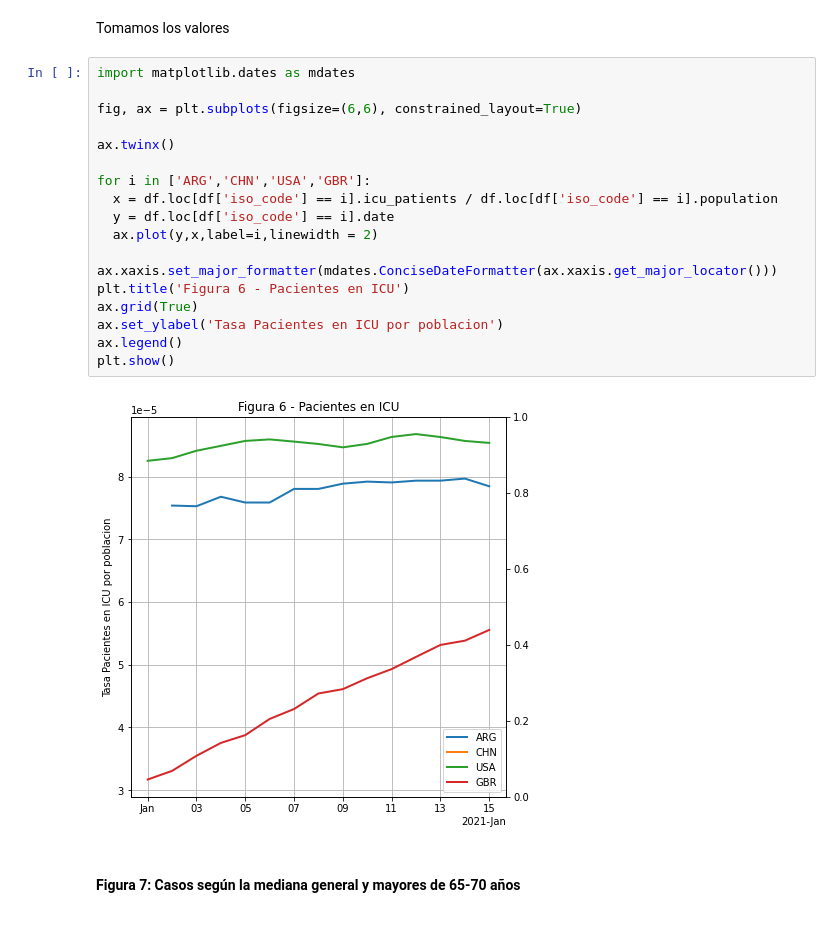
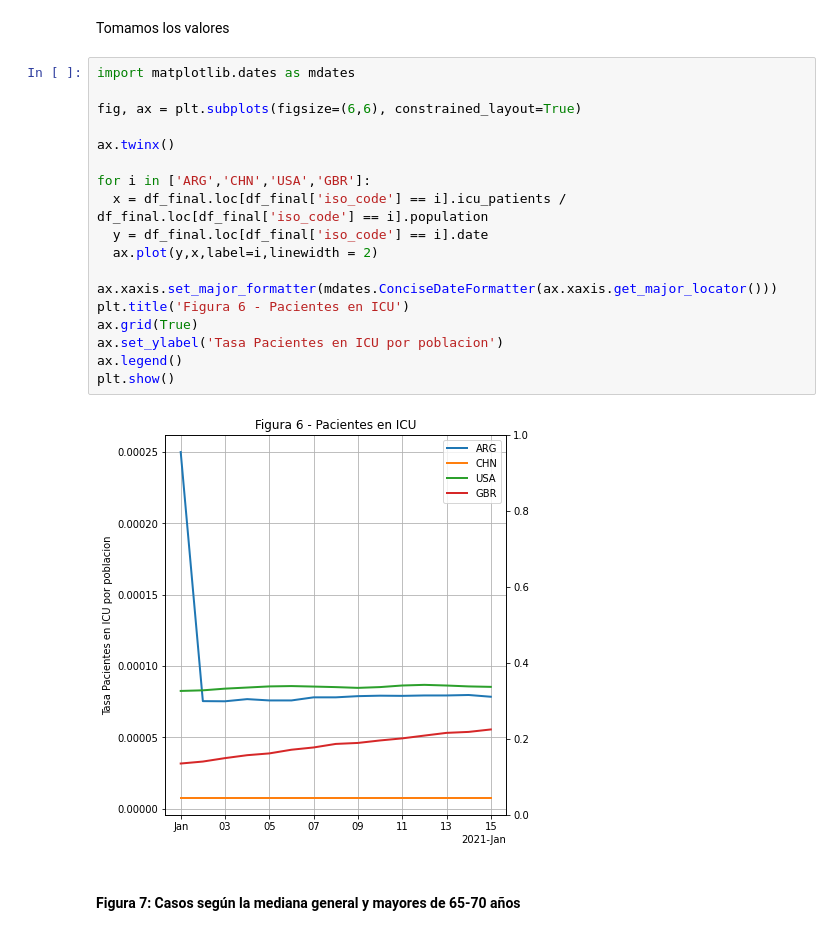
Before and after one commit to ri1965/Toolkits, a Jupyter notebook: Template_TP.ipynb, the cells around one changed output. Cells and saved outputs as stored; diff of their text form.

```diff
--- a/Template_TP.ipynb
+++ b/Template_TP.ipynb
@@ -367,23 +457,23 @@ Tomamos los valores
 # %%
 import matplotlib.dates as mdates
 
 fig, ax = plt.subplots(figsize=(6,6), constrained_layout=True)
 
 ax.twinx()
 
 for i in ['ARG','CHN','USA','GBR']:
-  x = df.loc[df['iso_code'] == i].icu_patients / df.loc[df['iso_code'] == i].population
-  y = df.loc[df['iso_code'] == i].date
+  x = df_final.loc[df_final['iso_code'] == i].icu_patients / df_final.loc[df_final['iso_code'] == i].population
+  y = df_final.loc[df_final['iso_code'] == i].date
   ax.plot(y,x,label=i,linewidth = 2)
 
 ax.xaxis.set_major_formatter(mdates.ConciseDateFormatter(ax.xaxis.get_major_locator()))
 plt.title('Figura 6 - Pacientes en ICU')
 ax.grid(True)
 ax.set_ylabel('Tasa Pacientes en ICU por poblacion')
 ax.legend()
 plt.show()
 # %% [output]
-[figure, old version]
+[figure, new version]
 # %% [markdown]
 #### Figura 7: Casos según la mediana general y mayores de 65-70 años
 # %%
```
Also changed, not shown: parts of 13 cells of this notebook.
